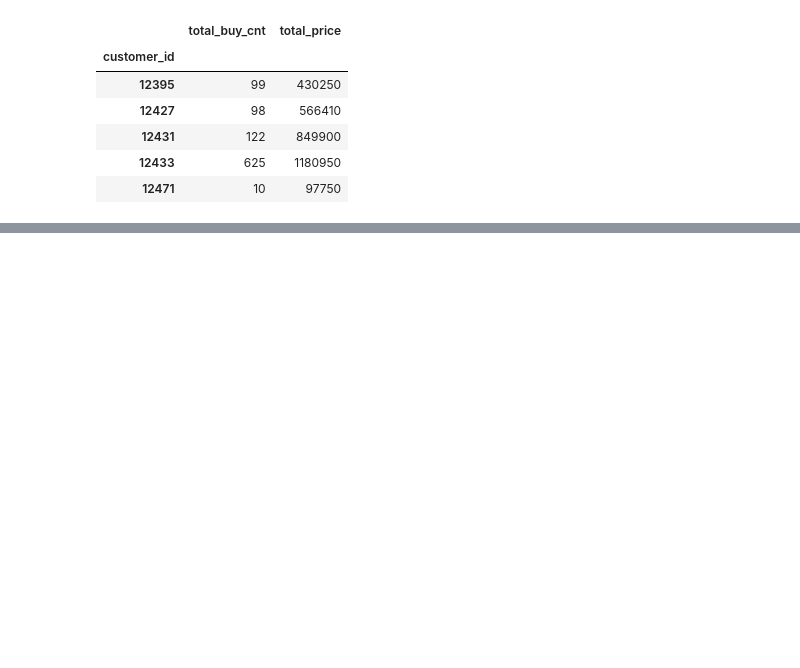
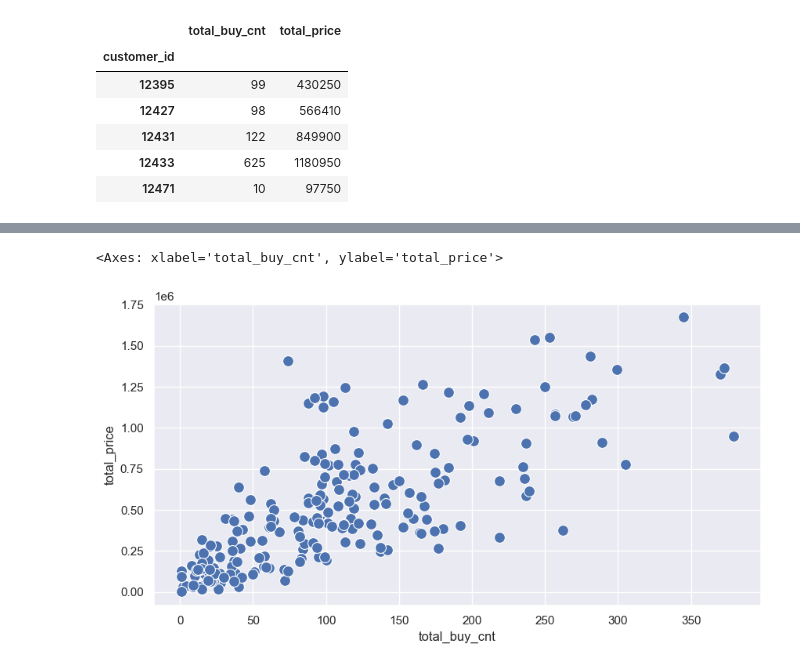
Before and after one commit to seonghyeon-min/data-science, a Jupyter notebook: clustering_2.ipynb, the cells around one changed output, grey strips where cells are left out. Saved outputs shown, nothing was run; the diff lists cells and outputs as text; code cells hidden in the pictures; blank space fills up the shorter version.

```diff
--- a/clustering_2.ipynb
+++ b/clustering_2.ipynb
@@ -17,0 +29,26 @@ sales_df.head()
+# %%
+# delete outlier
+
+def get_outlier_mask(df, weight=1.5) :
+    Q1 = df.quantile(0.25)
+    Q3 = df.quantile(0.75)
+
+    IQR  = Q3-Q1
+    IQR_weight = IQR * weight
+
+    range_min = Q1 - IQR_weight
+    range_max = Q3 + IQR_weight
+
+    outlier_per_column = (df < range_min) | (df > range_max)
+
+    is_outlier = outlier_per_column.any(axis=1)
+
+    return is_outlier
+# %%
+outlier_idx_cust_df = get_outlier_mask(sales_df)
+sales_df = sales_df[~outlier_idx_cust_df]
+
+sns.scatterplot(x=sales_df['total_buy_cnt'], y=sales_df['total_price'], s=100)
+# %% [output]
+<Axes: xlabel='total_buy_cnt', ylabel='total_price'>
+[figure, added]
```
Also changed, not shown: parts of 10 cells of this notebook, 1 other file.
